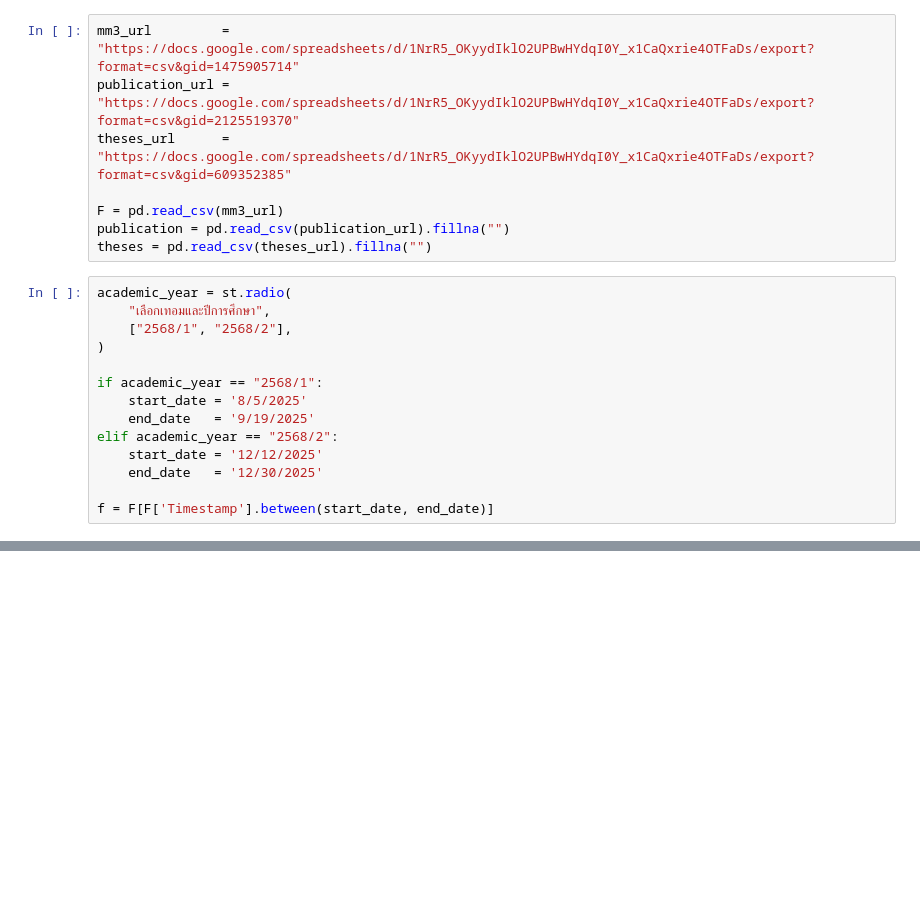
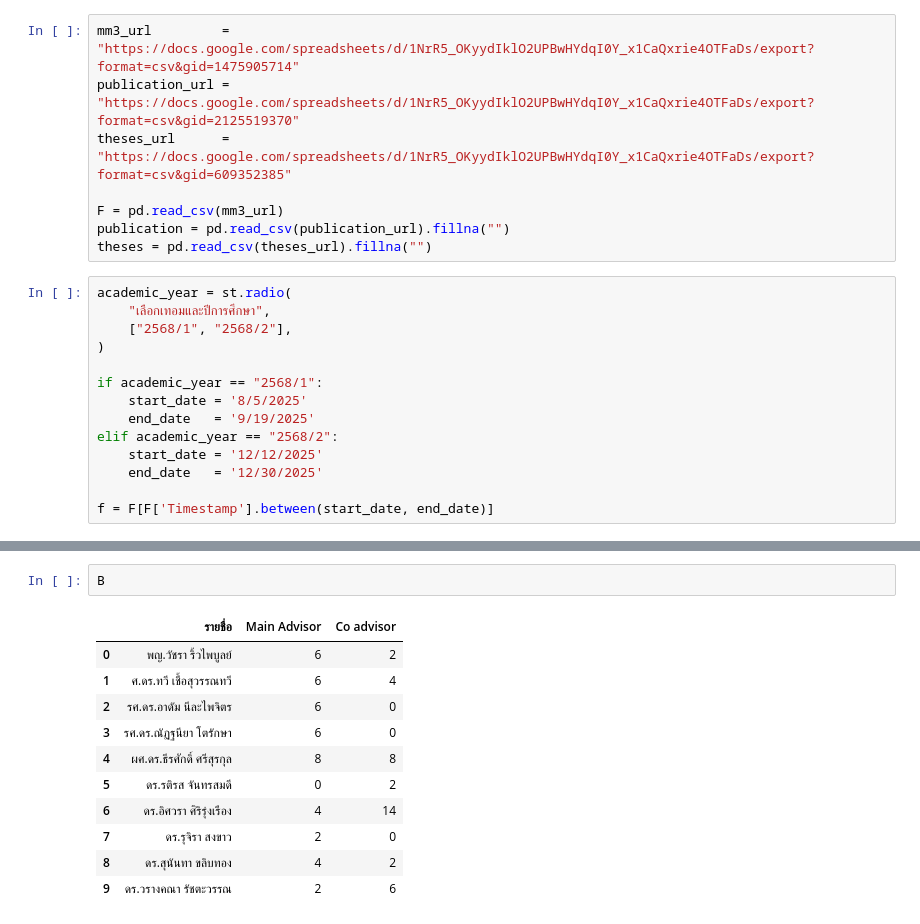
Before and after one commit to Supachan/academic-staff-workload, a Jupyter notebook: debugging.ipynb, the cells around one changed output, grey strips where cells are left out. Drawn from its saved outputs; the diff is of its cells as text; blank space fills up the shorter version.

```diff
--- a/debugging.ipynb
+++ b/debugging.ipynb
@@ -70,0 +158,14 @@ f = F[F['Timestamp'].between(start_date, end_date)]
+# %%
+B
+# %% [output]
+|  | รายชื่อ | Main Advisor | Co advisor |
+| 0 | พญ.วัชรา ริ้วไพบูลย์ | 6 | 2 |
+| 1 | ศ.ดร.ทวี เชื้อสุวรรณทวี | 6 | 4 |
+| 2 | รศ.ดร.อาดัม นีละไพจิตร | 6 | 0 |
+| 3 | รศ.ดร.ณัฏฐนียา โตรักษา | 6 | 0 |
+| 4 | ผศ.ดร.ธีรศักดิ์ ศรีสุรกุล | 8 | 8 |
+| 5 | ดร.รติรส จันทรสมดี | 0 | 2 |
+| 6 | ดร.อิศวรา ศิริรุ่งเรือง | 4 | 14 |
+| 7 | ดร.รุจิรา สงขาว | 2 | 0 |
+| 8 | ดร.สุนันทา ขลิบทอง | 4 | 2 |
+| 9 | ดร.วรางคณา รัชตะวรรณ | 2 | 6 |
```
Also changed, not shown: parts of 10 cells of this notebook, 1 other file.
